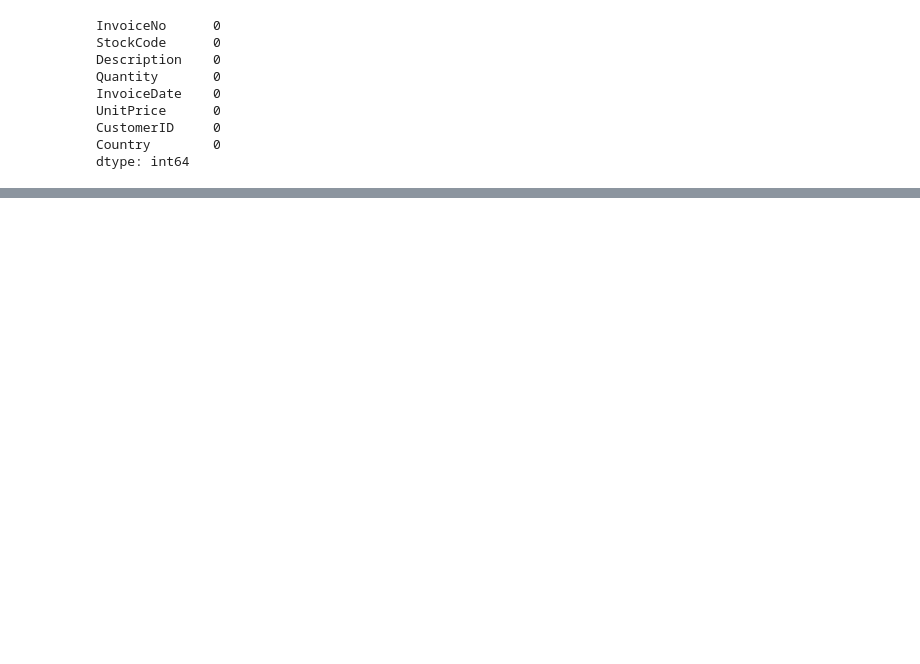
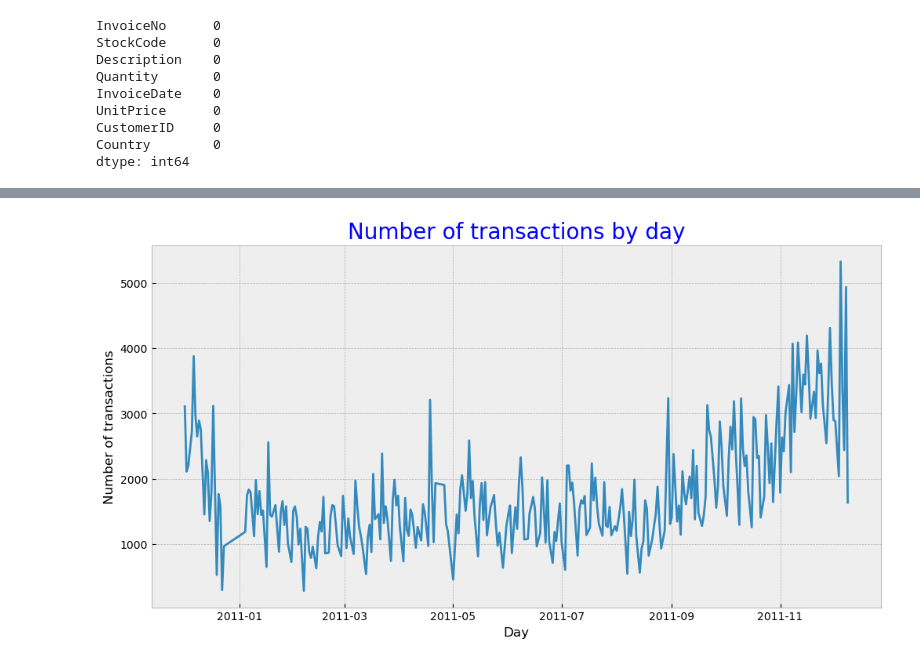
Before and after one commit to nmkhan9/Analyze_online_retail_transaction_data, a Jupyter notebook: Analysis_online.ipynb, the cells around one changed output, grey strips where cells are left out. Cells and saved outputs as stored; diff of their text form; code cells hidden in the pictures; blank space fills up the shorter version.

```diff
--- a/Analysis_online.ipynb
+++ b/Analysis_online.ipynb
@@ -115,5 +121,3 @@ df.describe(include='all')
 | 75% | NaN | NaN | NaN | 10.000000 | 2011-10-19 11:27:00 | 4.130000 | 16255.000000 | NaN |
 | max | NaN | NaN | NaN | 80995.000000 | 2011-12-09 12:50:00 | 38970.000000 | 18287.000000 | NaN |
 | std | NaN | NaN | NaN | 218.081158 | NaN | 96.759853 | 1484.746041 | NaN |
-# %%
-df['Money']=df.Quantity * df.UnitPrice
@@ -185,0 +124,5 @@ plt.show()
+# %%
+df['TotalRevenue'] = df['Quantity'] * df['UnitPrice']
+# %%
+df["Hour"] = df["InvoiceDate"].dt.hour
+df["Date"] = df["InvoiceDate"].dt.date
@@ -185,0 +131,3 @@ plt.show()
+# %%
+chart1=df.groupby('Date')['InvoiceDate'].count().reset_index()
+chart1.head()
@@ -185,0 +141,12 @@ plt.show()
+# %%
+sns.lineplot(
+    data=chart1,
+    x='Date',
+    y='InvoiceDate'
+)
+plt.title('Number of transactions by day',fontsize=20,color='b')
+plt.xlabel('Day')
+plt.ylabel('Number of transactions')
+plt.show()
+# %% [output]
+[figure, added]
```
Also changed, not shown: parts of 30 cells of this notebook.
